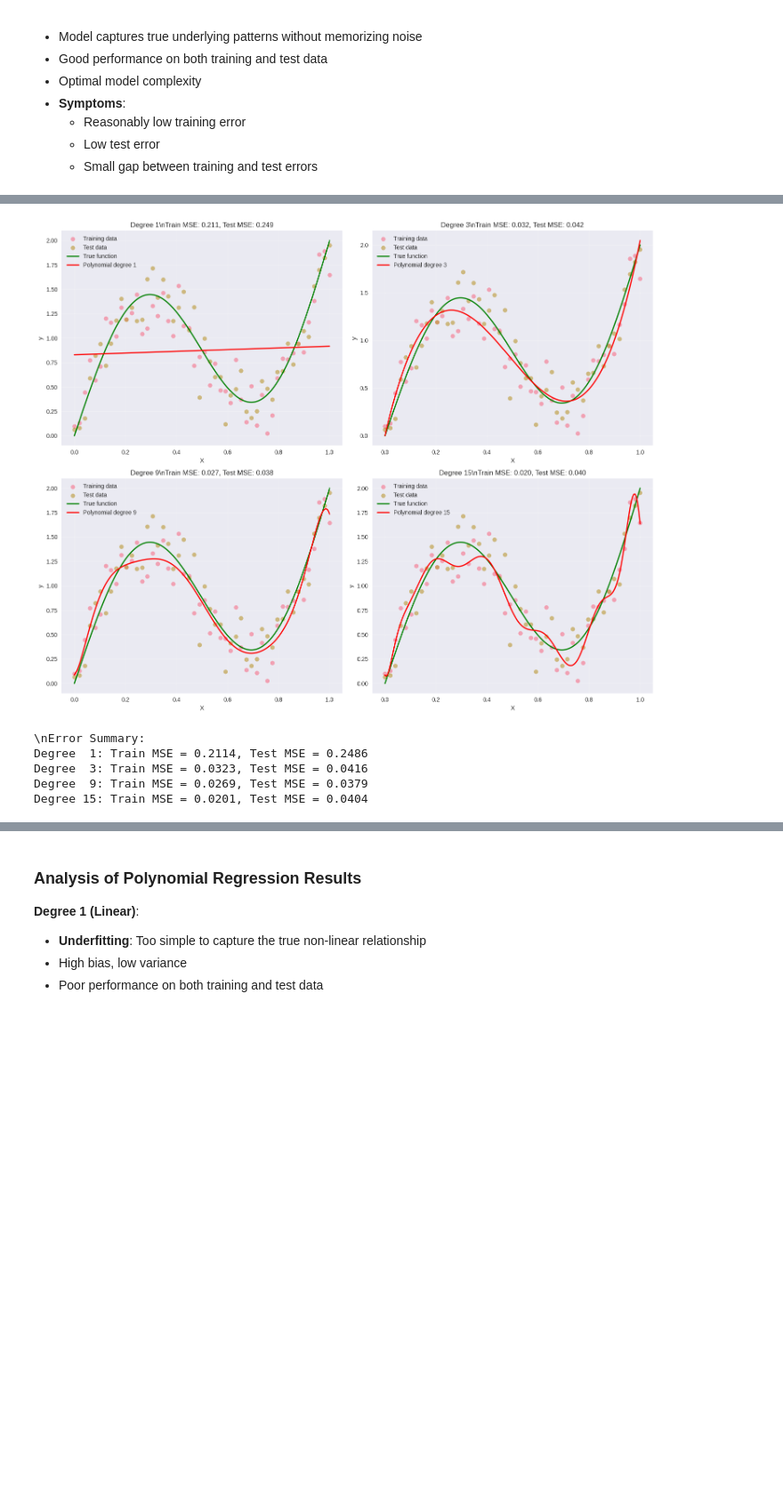
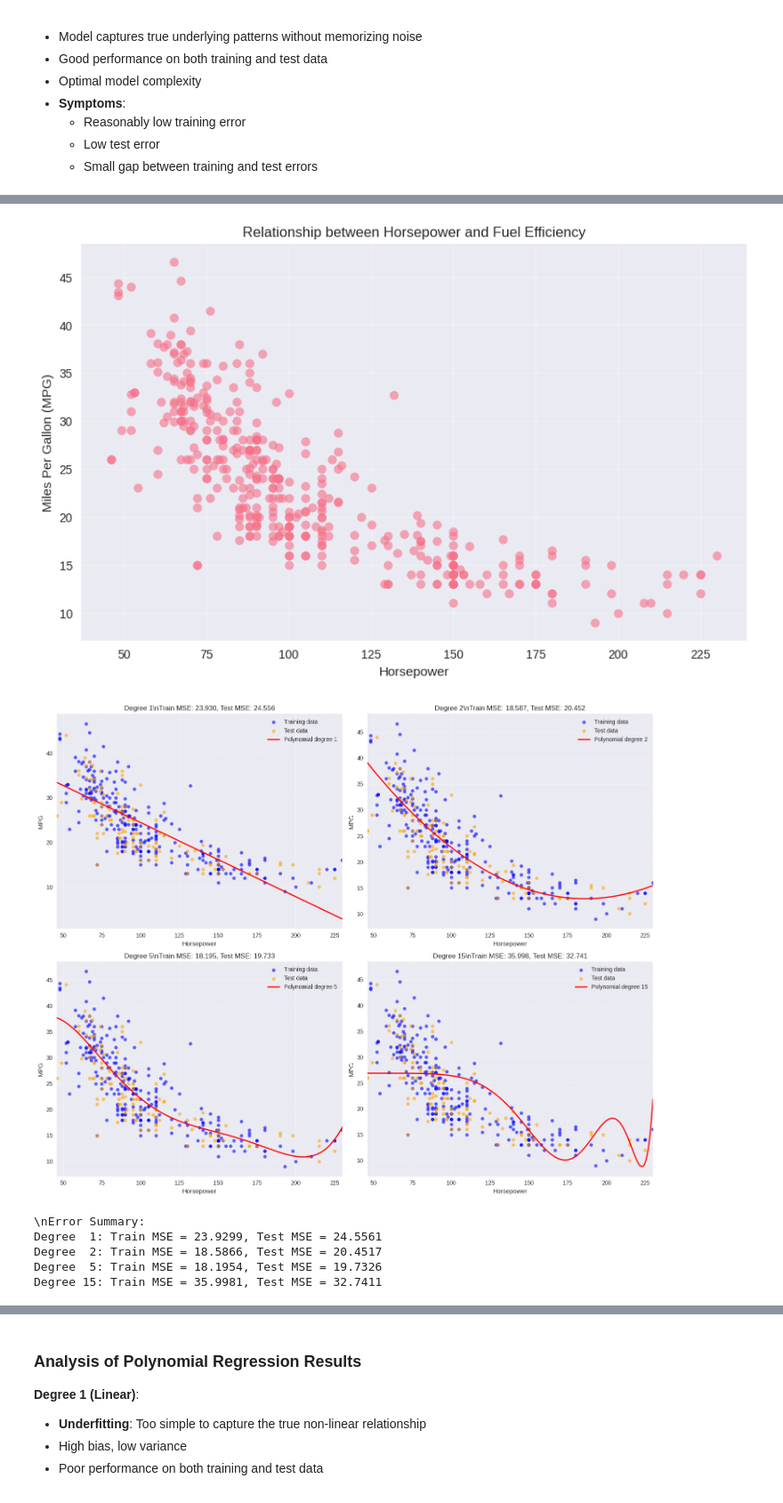
Before and after one commit to SrinathMLOps/MLPractise, a Jupyter notebook: bias_variance_tutorial.ipynb, the cells around one changed output, grey strips where cells are left out. Shown at 89% size. Drawn from its saved outputs; the diff is of its cells as text; code cells hidden in the pictures; blank space fills up the shorter version.

```diff
--- a/bias_variance_tutorial.ipynb
+++ b/bias_variance_tutorial.ipynb
@@ -134,12 +222,24 @@ True function: f(x) = 1.5x + sin(2πx) + 0.5x²
 # %%
+# Visualize the relationship between horsepower and mpg
+plt.figure(figsize=(10, 6))
+plt.scatter(auto_df['horsepower'], auto_df['mpg'], alpha=0.6, s=50)
+plt.xlabel('Horsepower')
+plt.ylabel('Miles Per Gallon (MPG)')
+plt.title('Relationship between Horsepower and Fuel Efficiency')
+plt.grid(True, alpha=0.3)
+plt.show()
+
 # Train polynomial models with different degrees
-degrees = [1, 3, 9, 15]
+degrees = [1, 2, 5, 15]
 models = {}
 train_errors = []
 test_errors = []
 
 fig, axes = plt.subplots(2, 2, figsize=(15, 12))
 axes = axes.ravel()
+
+# Create fine-grained X for smooth plotting
+X_plot = np.linspace(X_single.min(), X_single.max(), 200).reshape(-1, 1)
 
 for i, degree in enumerate(degrees):
     # Create polynomial features
@@ -151,44 +251,45 @@ for i, degree in enumerate(degrees):
     # Train model
     model = LinearRegression()
     model.fit(X_train_poly, y_train)
     models[degree] = (poly_features, model)
 
     # Make predictions
     y_train_pred = model.predict(X_train_poly)
     y_test_pred = model.predict(X_test_poly)
     y_plot_pred = model.predict(X_plot_poly)
 
     # Calculate errors
     train_error = mean_squared_error(y_train, y_train_pred)
     test_error = mean_squared_error(y_test, y_test_pred)
     train_errors.append(train_error)
     test_errors.append(test_error)
 
     # Plot results
-    axes[i].scatter(X_train, y_train, alpha=0.6, label='Training data', s=50)
-    axes[i].scatter(X_test, y_test, alpha=0.6, label='Test data', s=50)
-    axes[i].plot(X_plot, y_plot_true, 'g-', label='True function', linewidth=2)
+    axes[i].scatter(X_train, y_train, alpha=0.6, label='Training data', s=30, color='blue')
+    axes[i].scatter(X_test, y_test, alpha=0.6, label='Test data', s=30, color='orange')
     axes[i].plot(X_plot, y_plot_pred, 'r-', label=f'Polynomial degree {degree}', linewidth=2)
     axes[i].set_title(f'Degree {degree}\\nTrain MSE: {train_error:.3f}, Test MSE: {test_error:.3f}')
     axes[i].legend()
     axes[i].grid(True, alpha=0.3)
-    axes[i].set_xlabel('X')
-    axes[i].set_ylabel('y')
+    axes[i].set_xlabel('Horsepower')
+    axes[i].set_ylabel('MPG')
+    axes[i].set_xlim(X_single.min(), X_single.max())
 
 plt.tight_layout()
 plt.show()
 
 # Print error summary
 print("\\nError Summary:")
 for i, degree in enumerate(degrees):
     print(f"Degree {degree:2d}: Train MSE = {train_errors[i]:.4f}, Test MSE = {test_errors[i]:.4f}")
 # %% [output]
-[figure, old version]
+[figure, new version]
+[figure, added]
 \nError Summary:
-Degree  1: Train MSE = 0.2114, Test MSE = 0.2486
-Degree  3: Train MSE = 0.0323, Test MSE = 0.0416
-Degree  9: Train MSE = 0.0269, Test MSE = 0.0379
-Degree 15: Train MSE = 0.0201, Test MSE = 0.0404
+Degree  1: Train MSE = 23.9299, Test MSE = 24.5561
+Degree  2: Train MSE = 18.5866, Test MSE = 20.4517
+Degree  5: Train MSE = 18.1954, Test MSE = 19.7326
+Degree 15: Train MSE = 35.9981, Test MSE = 32.7411
 # %%
 # Plot the bias-variance tradeoff
 plt.figure(figsize=(12, 8))
```
Also changed, not shown: parts of 21 cells of this notebook.
